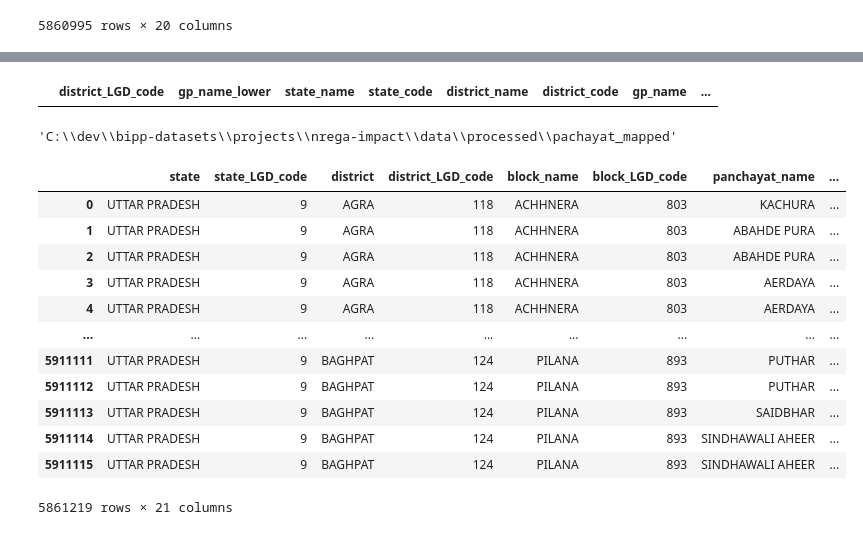
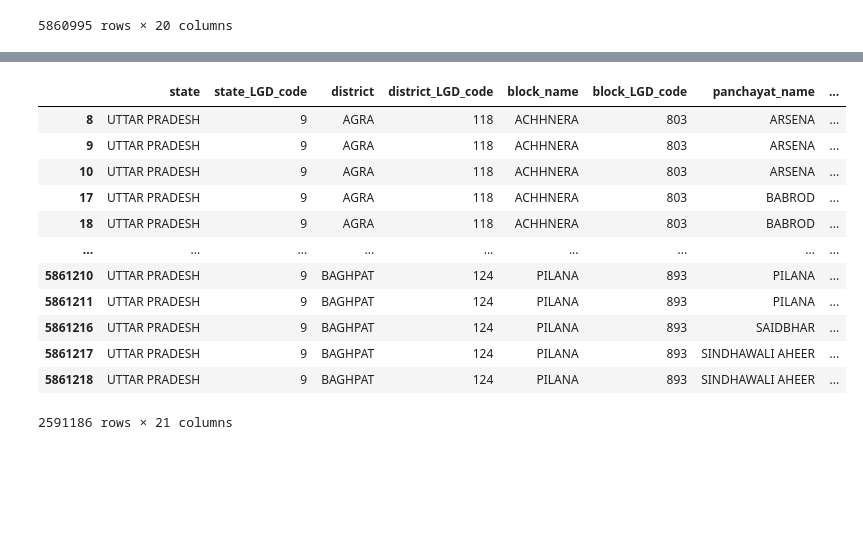
Before and after one commit to ujjawal234/bipp-datasets, a Jupyter notebook: projects/nrega-impact/src/data/panchayat_mapping.ipynb, the cells around one changed output, grey strips where cells are left out. Cells and saved outputs as stored; diff of their text form; code cells hidden in the pictures; blank space fills up the shorter version.

```diff
--- a/projects/nrega-impact/src/data/panchayat_mapping.ipynb
+++ b/projects/nrega-impact/src/data/panchayat_mapping.ipynb
@@ -220,0 +442,6 @@ pending_merged
+# %%
+pending3_merged = pending3.merge(filtered_2[['block_code_left','gp_name_lower_left','gp_code']].drop_duplicates(keep='first'),
+                        left_on=['block_code','gp_name_lower'], right_on=['block_code_left','gp_name_lower_left'], how='left')
+pending3_merged = pending3_merged[['state','state_code','district','district_code','block_name','block_code','panchayat_name','gp_name_lower','gp_code']].dropna(subset=['gp_code'])
+pending3_merged['gp_code'] = pending3_merged['gp_code'].astype(int)
+pending3_merged
@@ -220,0 +462,4 @@ pending_merged
+# %%
+mapped_codes_1_2_3 = pd.concat([mapped_codes_1_2, pending3_merged]).drop_duplicates().reset_index(drop=True)
+mapped_codes_1_2_3['gp_name_lower'] = mapped_codes_1_2_3['panchayat_name'].str.lower()
+mapped_codes_1_2_3
@@ -220,0 +480,3 @@ pending_merged
+# %%
+df['gp_name_lower'] = df['panchayat_name'].str.lower()
+df
@@ -220,0 +497,7 @@ pending_merged
+# %%
+mapped_df = df.merge(mapped_codes_1_2_3[['block_code','gp_name_lower','gp_code']], left_on=['block_LGD_code','gp_name_lower'],
+                                right_on=['block_code','gp_name_lower'], how='left')
+mapped_df = mapped_df.drop(['gp_name_lower','block_code'], axis=1)
+gp_code_column = mapped_df.pop('gp_code')
+mapped_df.insert(7, 'gp_code', gp_code_column)
+mapped_df
@@ -221,9 +518,16 @@ pending_merged
 # %%
-pending_merged[pending_merged['gp_code'].notnull()]
+mapped_df[mapped_df['gp_code'].notnull()]
 # %% [output]
-|  | district_LGD_code | gp_name_lower | state_name | state_code | district_name | district_code | gp_name | ... |
+|  | state | state_LGD_code | district | district_LGD_code | block_name | block_LGD_code | panchayat_name | ... |
+| 8 | UTTAR PRADESH | 9 | AGRA | 118 | ACHHNERA | 803 | ARSENA | ... |
+| 9 | UTTAR PRADESH | 9 | AGRA | 118 | ACHHNERA | 803 | ARSENA | ... |
+| 10 | UTTAR PRADESH | 9 | AGRA | 118 | ACHHNERA | 803 | ARSENA | ... |
+| 17 | UTTAR PRADESH | 9 | AGRA | 118 | ACHHNERA | 803 | BABROD | ... |
+| 18 | UTTAR PRADESH | 9 | AGRA | 118 | ACHHNERA | 803 | BABROD | ... |
+| ... | ... | ... | ... | ... | ... | ... | ... | ... |
+| 5861210 | UTTAR PRADESH | 9 | BAGHPAT | 124 | PILANA | 893 | PILANA | ... |
+| 5861211 | UTTAR PRADESH | 9 | BAGHPAT | 124 | PILANA | 893 | PILANA | ... |
+| 5861216 | UTTAR PRADESH | 9 | BAGHPAT | 124 | PILANA | 893 | SAIDBHAR | ... |
+| 5861217 | UTTAR PRADESH | 9 | BAGHPAT | 124 | PILANA | 893 | SINDHAWALI AHEER | ... |
+| 5861218 | UTTAR PRADESH | 9 | BAGHPAT | 124 | PILANA | 893 | SINDHAWALI AHEER | ... |
+2591186 rows × 21 columns
-# %%
-mapped_path = os.path.join(nrega_dir, r'data\processed\pachayat_mapped')
-mapped_path
-# %% [output]
-'C:\\dev\\bipp-datasets\\projects\\nrega-impact\\data\\processed\\pachayat_mapped'
@@ -232,20 +534,2 @@ mapped_path
-# %%
-mapped_df = df.merge(merged_codes[['block_LGD_code','panchayat_name','gp_code']], on=['block_LGD_code','panchayat_name'], how='left').drop_duplicates(
-)
-mapped_df
-# %% [output]
-|  | state | state_LGD_code | district | district_LGD_code | block_name | block_LGD_code | panchayat_name | ... |
-| 0 | UTTAR PRADESH | 9 | AGRA | 118 | ACHHNERA | 803 | KACHURA | ... |
-| 1 | UTTAR PRADESH | 9 | AGRA | 118 | ACHHNERA | 803 | ABAHDE PURA | ... |
-| 2 | UTTAR PRADESH | 9 | AGRA | 118 | ACHHNERA | 803 | ABAHDE PURA | ... |
-| 3 | UTTAR PRADESH | 9 | AGRA | 118 | ACHHNERA | 803 | AERDAYA | ... |
-| 4 | UTTAR PRADESH | 9 | AGRA | 118 | ACHHNERA | 803 | AERDAYA | ... |
-| ... | ... | ... | ... | ... | ... | ... | ... | ... |
-| 5911111 | UTTAR PRADESH | 9 | BAGHPAT | 124 | PILANA | 893 | PUTHAR | ... |
-| 5911112 | UTTAR PRADESH | 9 | BAGHPAT | 124 | PILANA | 893 | PUTHAR | ... |
-| 5911113 | UTTAR PRADESH | 9 | BAGHPAT | 124 | PILANA | 893 | SAIDBHAR | ... |
-| 5911114 | UTTAR PRADESH | 9 | BAGHPAT | 124 | PILANA | 893 | SINDHAWALI AHEER | ... |
-| 5911115 | UTTAR PRADESH | 9 | BAGHPAT | 124 | PILANA | 893 | SINDHAWALI AHEER | ... |
-5861219 rows × 21 columns
 # %%
 mapped_df.to_csv(os.path.join(mapped_path, 'Uttar_Pradesh_mapped.csv'), index=False)
```
Also changed, not shown: parts of 30 cells of this notebook.
